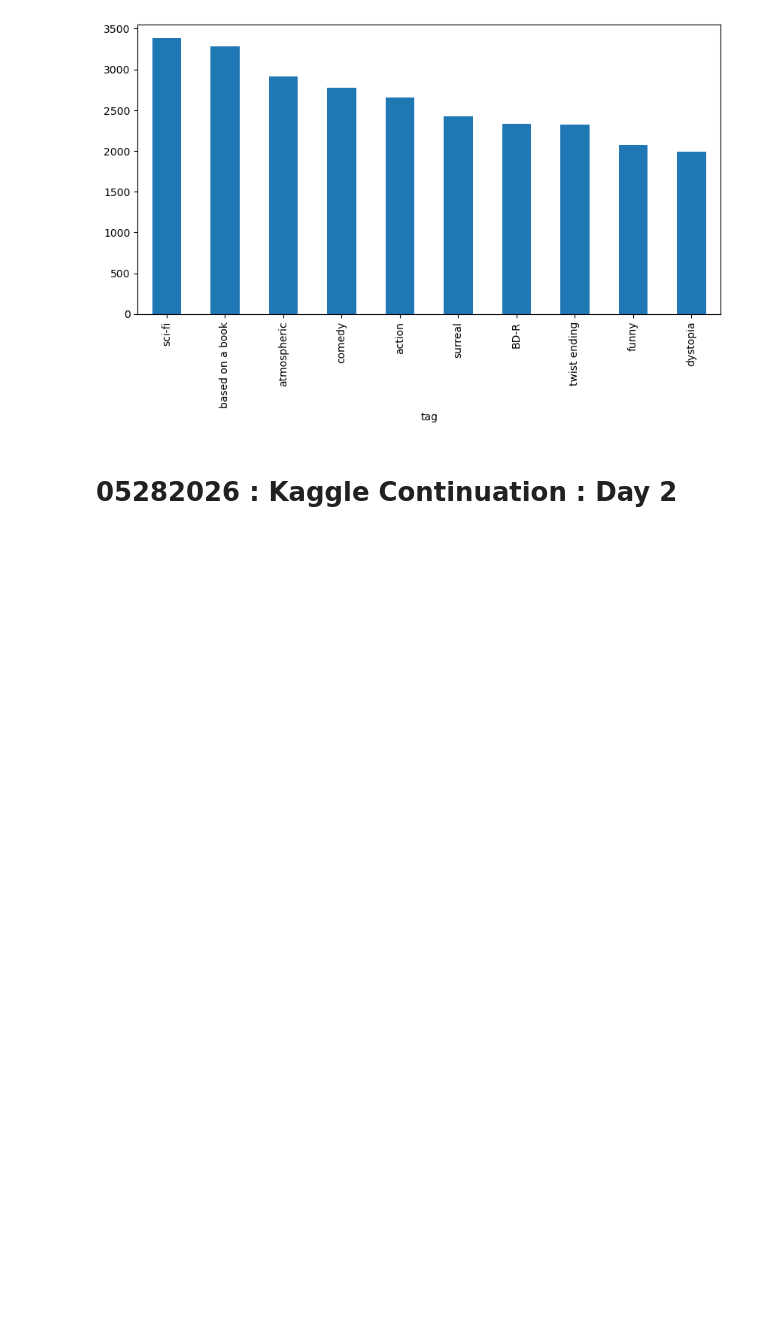
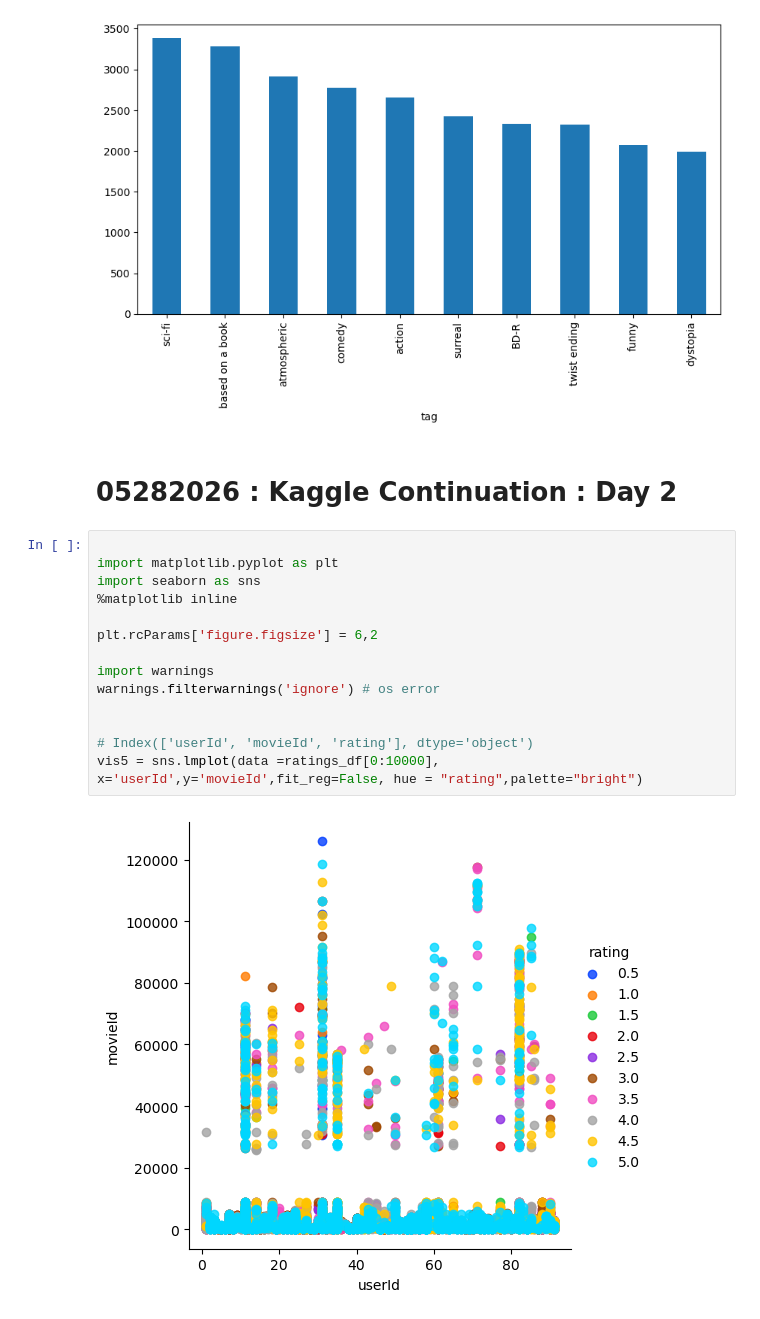
Before and after one commit to jayacpc9/FSDS_Classes, a Jupyter notebook: Python_Workspace/Notebook/BasicCoding_python_kaggle_intro_1_05272016 copy.ipynb, the cells around one changed output. Cells and saved outputs as stored; diff of their text form; blank space fills up the shorter version.

```diff
--- a/Python_Workspace/Notebook/BasicCoding_python_kaggle_intro_1_05272016 copy.ipynb
+++ b/Python_Workspace/Notebook/BasicCoding_python_kaggle_intro_1_05272016 copy.ipynb
@@ -565,3 +565,19 @@ tags_count[0:10].plot(kind='bar', figsize=(10,5))
 [figure]
 # %% [markdown]
 # 05282026 : Kaggle Continuation : Day 2
+# %%
+
+import matplotlib.pyplot as plt
+import seaborn as sns
+%matplotlib inline
+
+plt.rcParams['figure.figsize'] = 6,2
+
+import warnings
+warnings.filterwarnings('ignore') # os error
+
+
+# Index(['userId', 'movieId', 'rating'], dtype='object')
+vis5 = sns.lmplot(data =ratings_df[0:10000], x='userId',y='movieId',fit_reg=False, hue = "rating",palette="bright")
+# %% [output]
+[figure, added]
```
